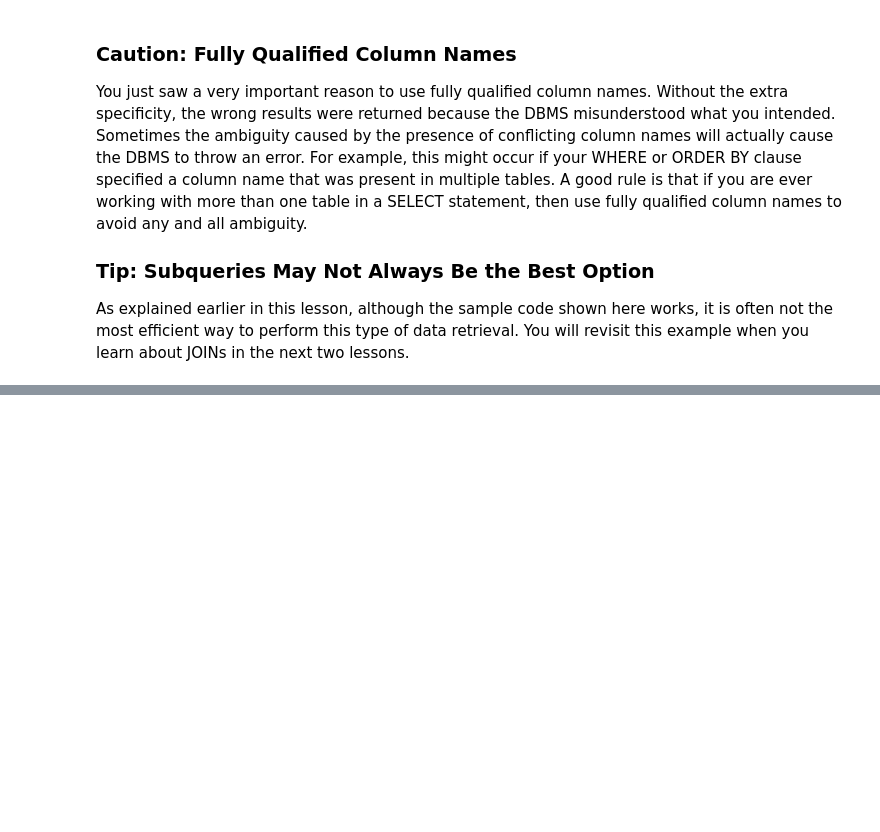
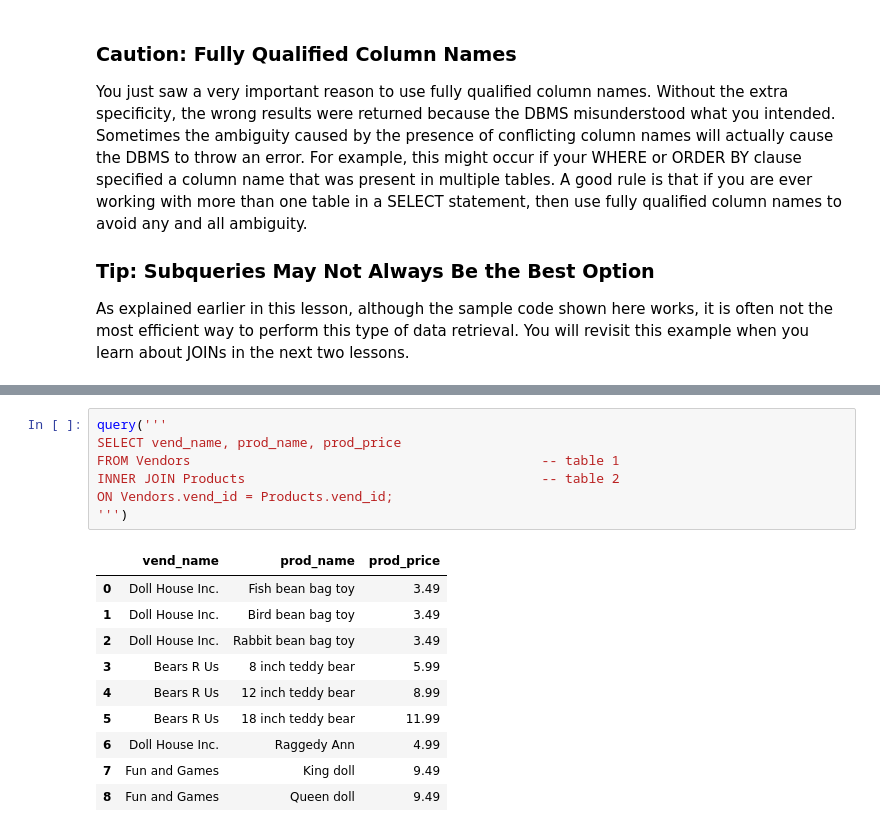
Before and after one commit to alinemati45/mysql_code_leetcode, a Jupyter notebook: Sams Teach Yourself SQL in 10 Minutes Fifth Edition Ben Forta.ipynb, the cells around one changed output, grey strips where cells are left out. Saved outputs shown, nothing was run; the diff lists cells and outputs as text; blank space fills up the shorter version.

```diff
--- a/Sams Teach Yourself SQL in 10 Minutes Fifth Edition Ben Forta.ipynb
+++ b/Sams Teach Yourself SQL in 10 Minutes Fifth Edition Ben Forta.ipynb
@@ -1783,0 +1891,18 @@ or application is said to scale well.
+# %%
+query('''
+SELECT vend_name, prod_name, prod_price
+FROM Vendors                                             -- table 1
+INNER JOIN Products                                      -- table 2
+ON Vendors.vend_id = Products.vend_id;
+''')
+# %% [output]
+|  | vend_name | prod_name | prod_price |
+| 0 | Doll House Inc. | Fish bean bag toy | 3.49 |
+| 1 | Doll House Inc. | Bird bean bag toy | 3.49 |
+| 2 | Doll House Inc. | Rabbit bean bag toy | 3.49 |
+| 3 | Bears R Us | 8 inch teddy bear | 5.99 |
+| 4 | Bears R Us | 12 inch teddy bear | 8.99 |
+| 5 | Bears R Us | 18 inch teddy bear | 11.99 |
+| 6 | Doll House Inc. | Raggedy Ann | 4.99 |
+| 7 | Fun and Games | King doll | 9.49 |
+| 8 | Fun and Games | Queen doll | 9.49 |
```
Also changed, not shown: parts of 39 cells of this notebook.
